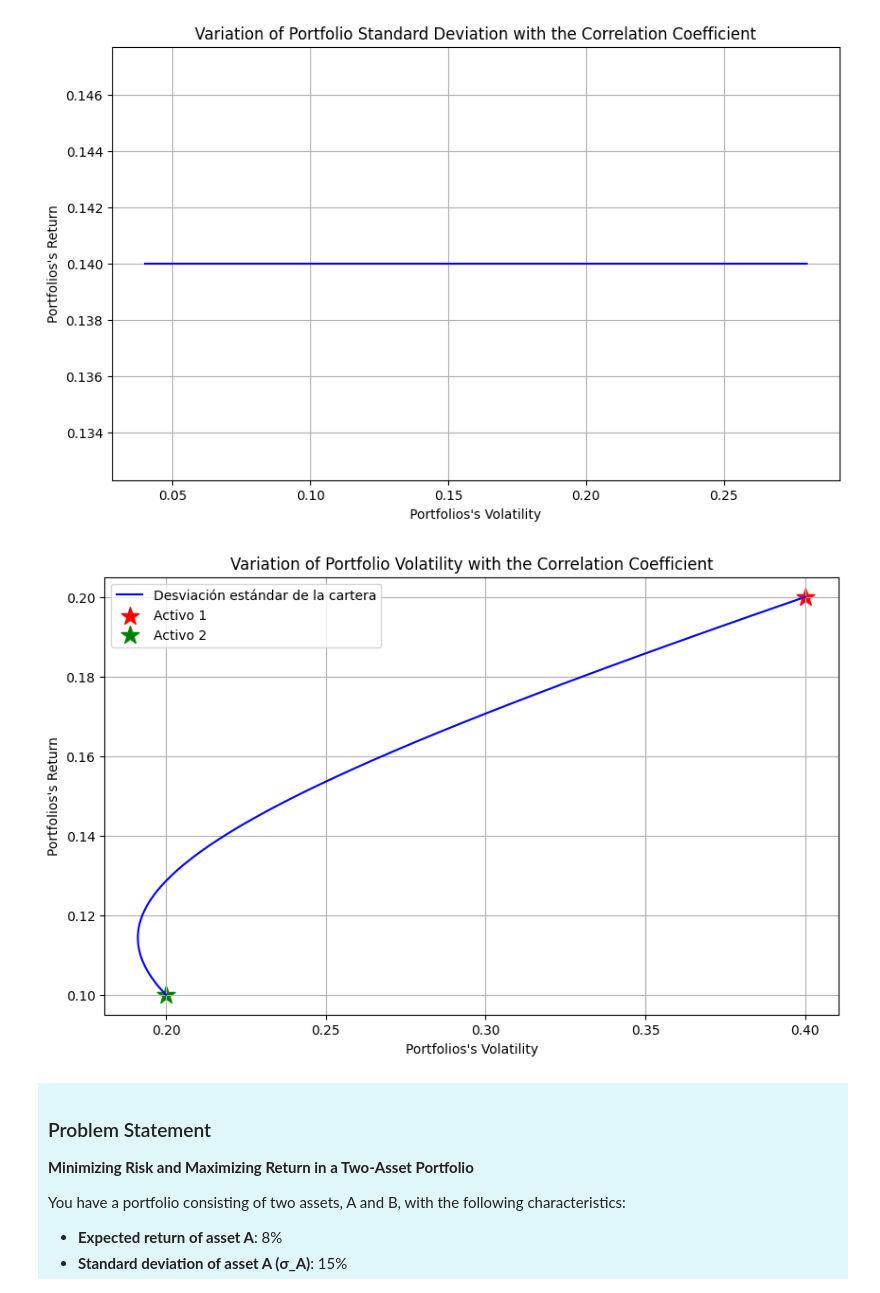
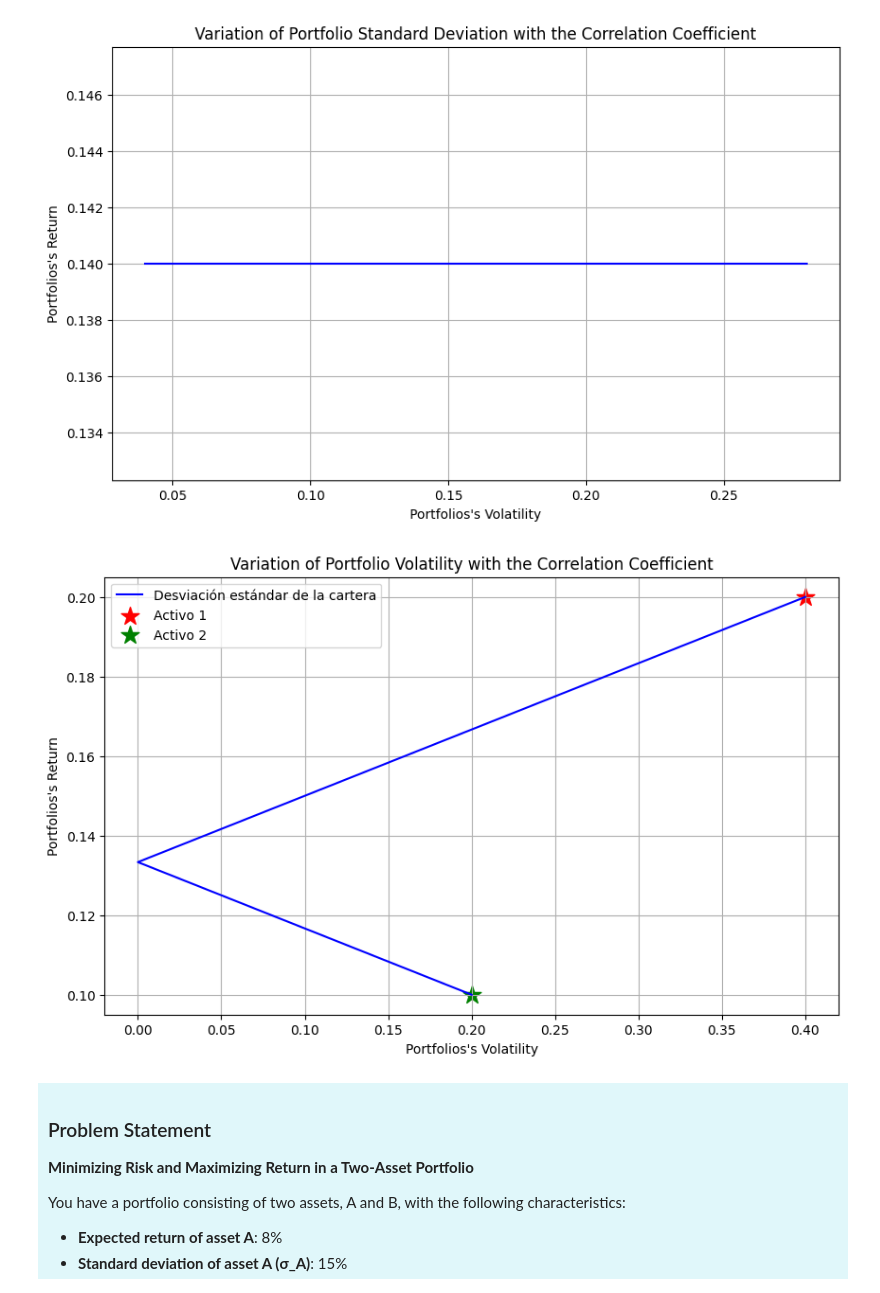
Before and after one commit to alfonso-santos/finanzas-tecnologia-practicas, a Jupyter notebook: src_soluciones/02_01_Calculos_iniciales_de_carteras_soluciones.ipynb, the cells around one changed output. Cells and saved outputs as stored; diff of their text form; code cells hidden in the pictures.

```diff
--- a/src_soluciones/02_01_Calculos_iniciales_de_carteras_soluciones.ipynb
+++ b/src_soluciones/02_01_Calculos_iniciales_de_carteras_soluciones.ipynb
@@ -103,29 +106,29 @@ plt.show()
 # %%
 # Generar valores de correlación entre -1 y 1
 p1_values = np.linspace(0, 1, 100)
 
-rho = 0.2
+rho = -1
 
 # Calcular la desviación estándar de la cartera para cada valor de correlación
 std_cartera = [calc_std_cartera(p1, 1-p1, std1, std2, rho) for p1 in p1_values]
 ret_cartera = [calc_ret_cartera(p1, 1-p1, ret1, ret2) for p1 in p1_values]
 
 # Graficar
 plt.figure(figsize=(10, 6))
 plt.plot(std_cartera, ret_cartera, label='Desviación estándar de la cartera', color='blue')
 plt.xlabel("Portfolios's Volatility")
 plt.ylabel("Portfolios's Return")
 plt.title("Variation of Portfolio Volatility with the Correlation Coefficient")
 
 
 # Añadimos estrellas para marcar los puntos de los activos individuales
 plt.scatter(std1, ret1, color="red", marker="*", s=200, label="Activo 1")
 plt.scatter(std2, ret2, color="green", marker="*", s=200, label="Activo 2")
 plt.legend()
 plt.grid(True)
 plt.show()
 # %% [output]
-[figure, old version]
+[figure, new version]
 # %% [markdown]
 <div Style = "background-color: #e0f7fa; padding: 10px;">
 
```
Also changed, not shown: parts of 46 cells of this notebook, 6 other files.
